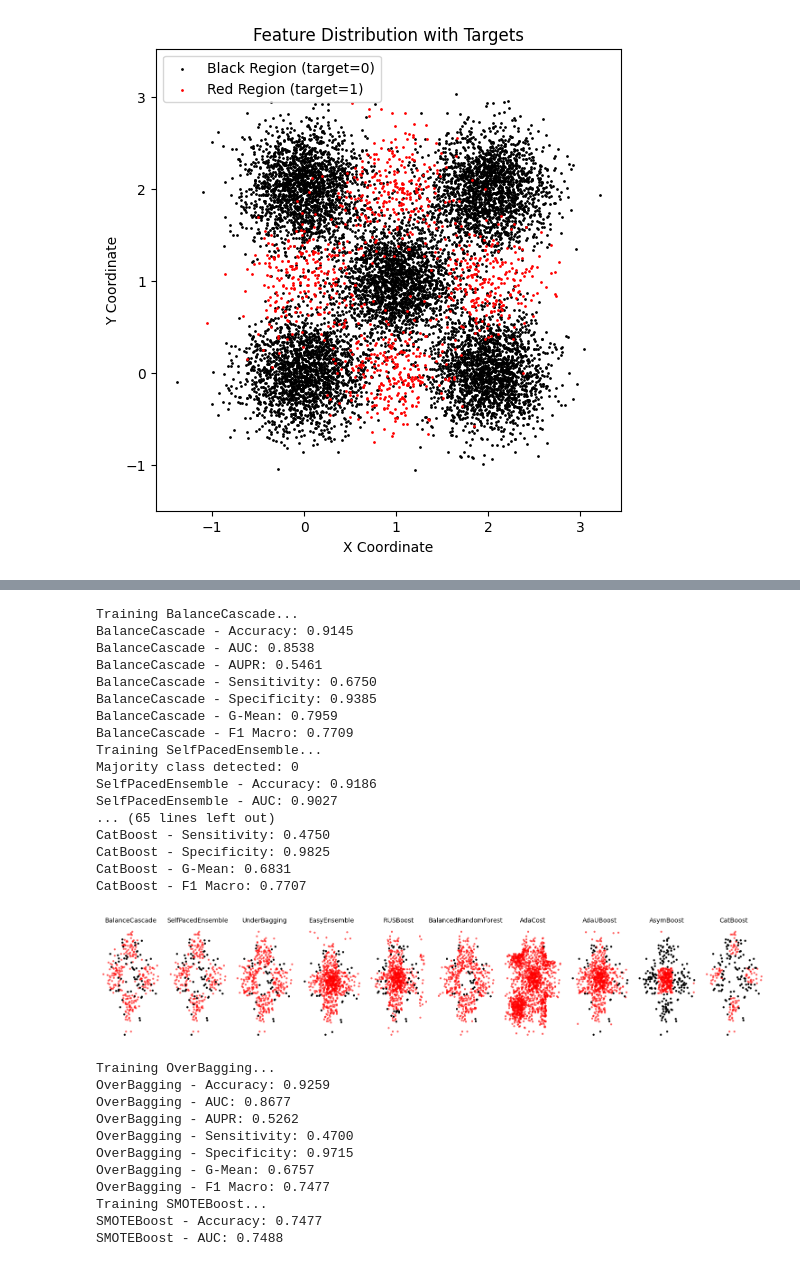
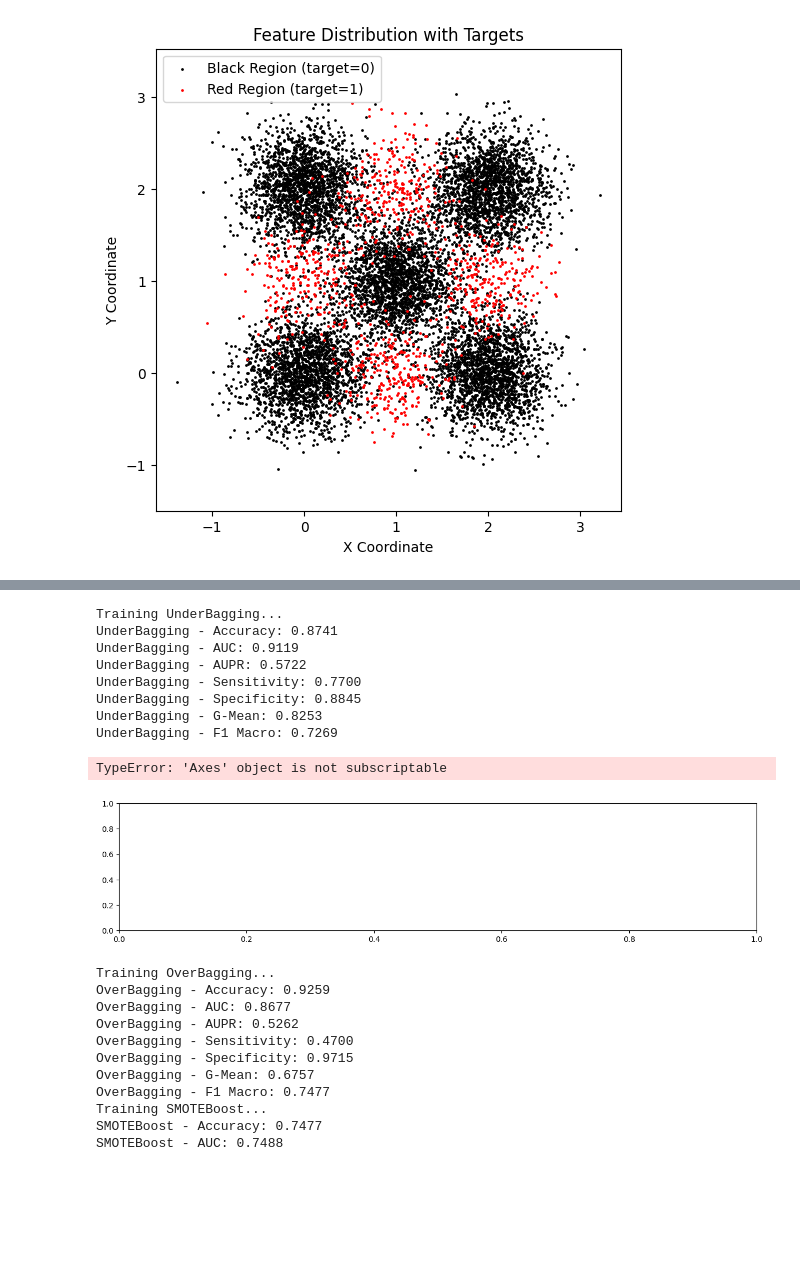
Before and after one commit to papazhu1/DGBDF, a Jupyter notebook: model/compared_in_checkboard_noisy_10.ipynb, the cells around one changed output, grey strips where cells are left out. Saved outputs shown, nothing was run; the diff lists cells and outputs as text; code cells hidden in the pictures; blank space fills up the shorter version.

```diff
--- a/model/compared_in_checkboard_noisy_10.ipynb
+++ b/model/compared_in_checkboard_noisy_10.ipynb
@@ -66,13 +66,18 @@ plt.show()
 [figure]
 # %%
 import os
+import time
 # 配置输出文件夹
 output_dir = "checkboard_plot_10"
 os.makedirs(output_dir, exist_ok=True)
 
 for method_name, model in {'UncertaintyAwareDeepForest': UncertaintyAwareDeepForest(get_config())}.items():
     print(f"Training {method_name}...")
+
+    start_time = time.time()
     model.fit(X, y)
+    end_time = time.time()
+    print(f"Training time: {end_time - start_time:.2f}s")
 
     # 预测
     y_pred = model.predict(X_test)
@@ -220,23 +247,23 @@ from sklearn.metrics import accuracy_score
 import numpy as np
 import os
 from catboost import CatBoostClassifier
-
+import time
 # 配置输出文件夹
 output_dir = "checkboard_plot_10"
 os.makedirs(output_dir, exist_ok=True)
-
+dynamic_random_state = int(time.time())
 # 配置不平衡数据处理模型
 ensemble_methods = {
-    'BalanceCascade': BalanceCascadeClassifier(n_estimators=50),  # 设置生成50棵树
-    'SelfPacedEnsemble': SelfPacedEnsembleClassifier(n_estimators=50),
+    # 'BalanceCascade': BalanceCascadeClassifier(n_estimators=50),  # 设置生成50棵树
+    # 'SelfPacedEnsemble': SelfPacedEnsembleClassifier(n_estimators=50),
     'UnderBagging': UnderBaggingClassifier(n_estimators=50),
-    'EasyEnsemble': EasyEnsembleClassifier(n_estimators=50),
-    'RUSBoost': RUSBoostClassifier(n_estimators=50),
-    'BalancedRandomForest': BalancedRandomForestClassifier(n_estimators=50),
-    'AdaCost': AdaCostClassifier(n_estimators=50),
-    'AdaUBoost': AdaUBoostClassifier(n_estimators=50),
-    'AsymBoost': AsymBoostClassifier(n_estimators=50),
-    'CatBoost': CatBoostClassifier(n_estimators=50, verbose=0),
+    # 'EasyEnsemble': EasyEnsembleClassifier(n_estimators=50),
+    # 'RUSBoost': RUSBoostClassifier(n_estimators=50),
+    # 'BalancedRandomForest': BalancedRandomForestClassifier(n_estimators=50),
+    # 'AdaCost': AdaCostClassifier(n_estimators=50),
+    # 'AdaUBoost': AdaUBoostClassifier(n_estimators=50),
+    # 'AsymBoost': AsymBoostClassifier(n_estimators=50),
+    # 'CatBoost': CatBoostClassifier(n_estimators=50, verbose=0, random_state=dynamic_random_state),
 }
 
 n_models = len(ensemble_methods)  # 模型数量
@@ -262,51 +289,43 @@ for idx, (method_name, model) in enumerate(ensemble_methods.items()):
     print(f"{method_name} - AUPR: {aupr:.4f}")
     print(f"{method_name} - Sensitivity: {sen:.4f}")
     print(f"{method_name} - Specificity: {spe:.4f}")
     print(f"{method_name} - G-Mean: {gmean:.4f}")
     print(f"{method_name} - F1 Macro: {f1_macro:.4f}")
 
     # 保存预测结果
     np.save(os.path.join(output_dir, f"{method_name}_y_pred.npy"), y_pred)
     np.save(os.path.join(output_dir, f"{method_name}_y_pred_proba.npy"), y_pred_proba)
 
     # 找到预测为红色的点
     predicted_red = X_test[y_pred == 1]
 
     # 找到将红色点预测错误的点 (真实标签为1，但预测为0)
     misclassified_red = X_test[(y_test == 1) & (y_pred == 0)]
 
     # 绘制到对应子图
     ax = axes[idx]
     ax.scatter(predicted_red[:, 0], predicted_red[:, 1], c='red', s=5, alpha=0.5)  # 预测为红色的点
     ax.scatter(misclassified_red[:, 0], misclassified_red[:, 1], c='black', s=5)   # 误分类的红色点
     ax.set_title(method_name, fontsize=10)
     ax.axis("off")  # 关闭坐标轴
 
     # 保存图像
     plt.savefig(os.path.join(output_dir, f"{method_name}_prediction.png"), dpi=300, bbox_inches='tight')
 
 # 统一调整布局
 plt.tight_layout()
 plt.show()
 # %% [output]
-Training BalanceCascade...
-BalanceCascade - Accuracy: 0.9145
-BalanceCascade - AUC: 0.8538
-BalanceCascade - AUPR: 0.5461
-BalanceCascade - Sensitivity: 0.6750
-BalanceCascade - Specificity: 0.9385
-BalanceCascade - G-Mean: 0.7959
-BalanceCascade - F1 Macro: 0.7709
-Training SelfPacedEnsemble...
-Majority class detected: 0
-SelfPacedEnsemble - Accuracy: 0.9186
-SelfPacedEnsemble - AUC: 0.9027
-... (65 lines left out)
-CatBoost - Sensitivity: 0.4750
-CatBoost - Specificity: 0.9825
-CatBoost - G-Mean: 0.6831
-CatBoost - F1 Macro: 0.7707
+Training UnderBagging...
+UnderBagging - Accuracy: 0.8741
+UnderBagging - AUC: 0.9119
+UnderBagging - AUPR: 0.5722
+UnderBagging - Sensitivity: 0.7700
+UnderBagging - Specificity: 0.8845
+UnderBagging - G-Mean: 0.8253
+UnderBagging - F1 Macro: 0.7269
+TypeError: 'Axes' object is not subscriptable
-[figure, old version]
+[figure, new version]
 # %%
 import matplotlib.pyplot as plt
 from sklearn.metrics import accuracy_score
```
Also changed, not shown: parts of 1 cell of this notebook, 26 other files.
